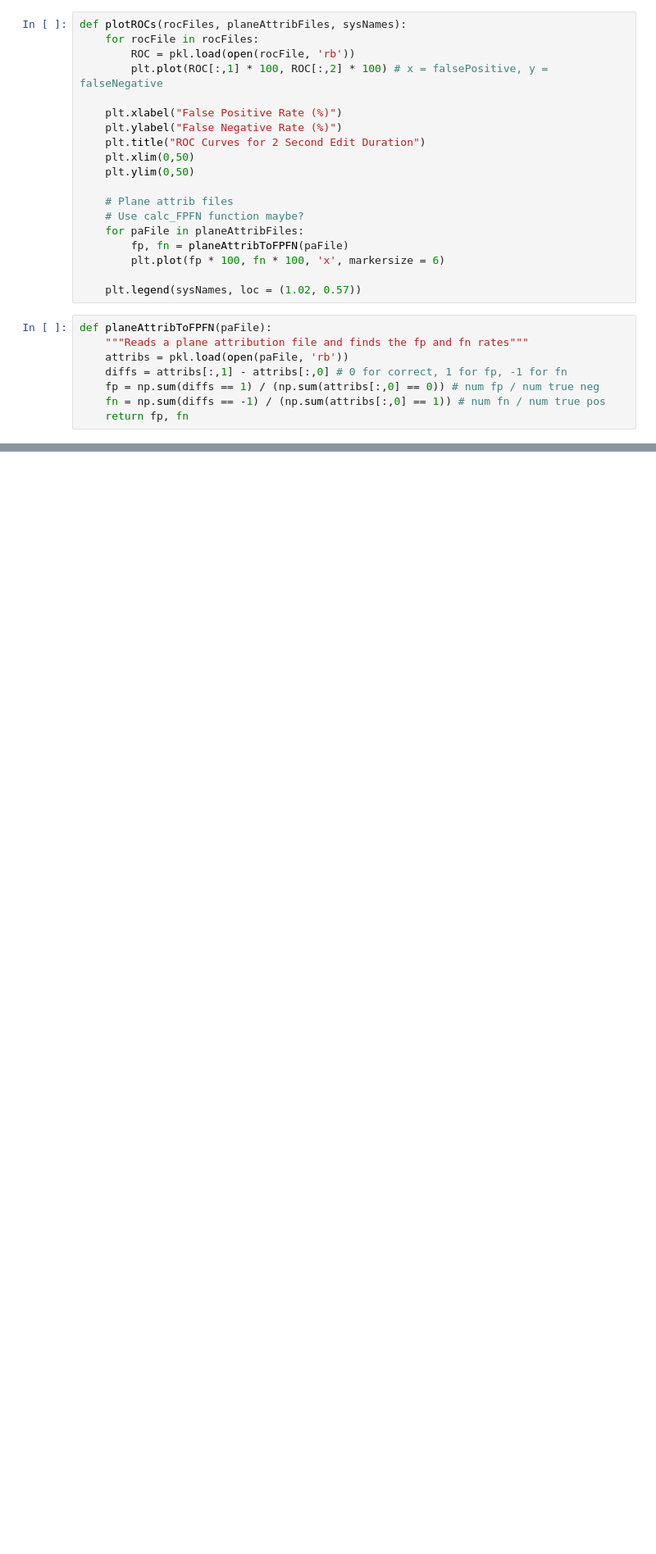
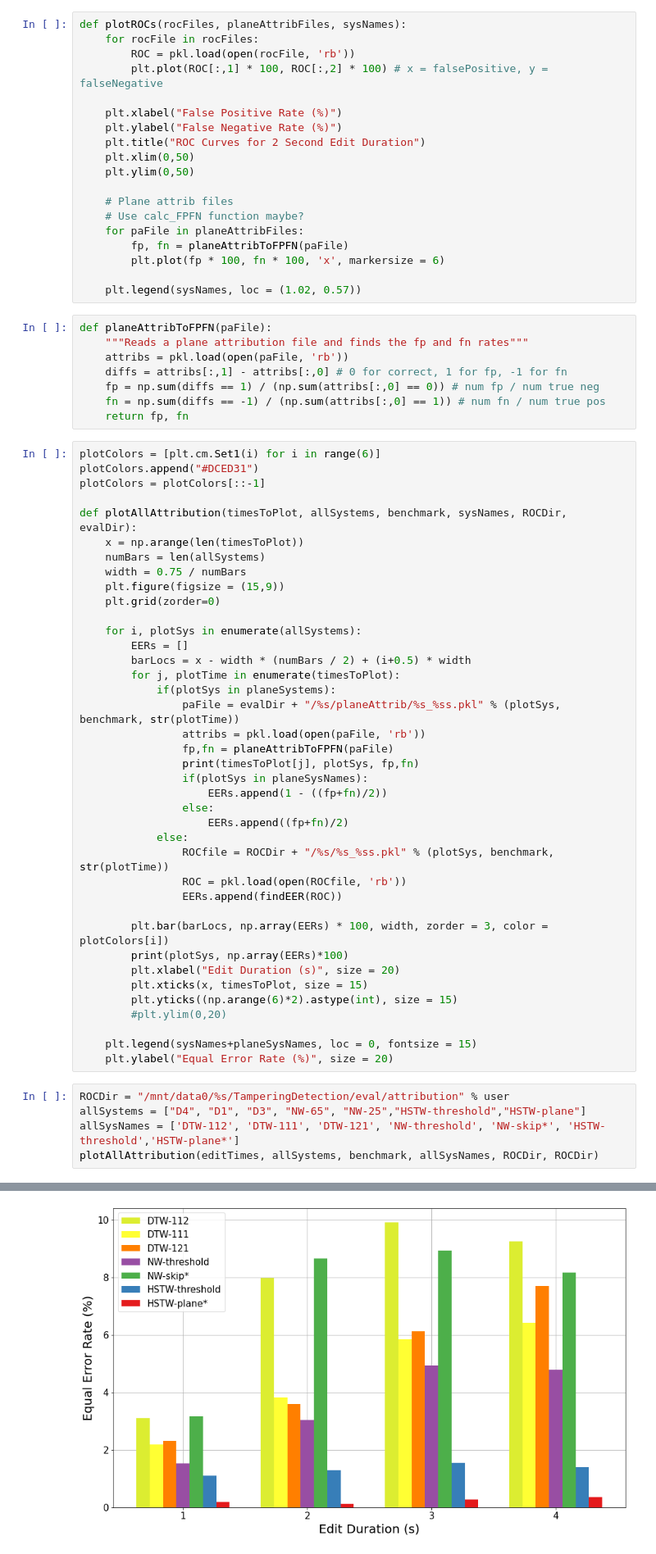
Before and after one commit to HMC-MIR/HSTW, a Jupyter notebook: 03_speech_eval.ipynb, the cells around one changed output, grey strips where cells are left out. Shown: that part at 82% size. Cells and saved outputs as stored; diff of their text form; blank space fills up the shorter version.

```diff
--- a/03_speech_eval.ipynb
+++ b/03_speech_eval.ipynb
@@ -490,3 +472,48 @@ def planeAttribToFPFN(paFile):
     fp = np.sum(diffs == 1) / (np.sum(attribs[:,0] == 0)) # num fp / num true neg
     fn = np.sum(diffs == -1) / (np.sum(attribs[:,0] == 1)) # num fn / num true pos
     return fp, fn
+# %%
+plotColors = [plt.cm.Set1(i) for i in range(6)]
+plotColors.append("#DCED31")
+plotColors = plotColors[::-1]
+
+def plotAllAttribution(timesToPlot, allSystems, benchmark, sysNames, ROCDir, evalDir):
+    x = np.arange(len(timesToPlot))
+    numBars = len(allSystems)
+    width = 0.75 / numBars
+    plt.figure(figsize = (15,9))
+    plt.grid(zorder=0)
+
+    for i, plotSys in enumerate(allSystems):
+        EERs = []
+        barLocs = x - width * (numBars / 2) + (i+0.5) * width
+        for j, plotTime in enumerate(timesToPlot):
+            if(plotSys in planeSystems):
+                paFile = evalDir + "/%s/planeAttrib/%s_%ss.pkl" % (plotSys, benchmark, str(plotTime))
+                attribs = pkl.load(open(paFile, 'rb'))
+                fp,fn = planeAttribToFPFN(paFile)
+                print(timesToPlot[j], plotSys, fp,fn)
+                if(plotSys in planeSysNames):
+                    EERs.append(1 - ((fp+fn)/2))
+                else:
+                    EERs.append((fp+fn)/2)
+            else:
+                ROCfile = ROCDir + "/%s/%s_%ss.pkl" % (plotSys, benchmark, str(plotTime))
+                ROC = pkl.load(open(ROCfile, 'rb'))
+                EERs.append(findEER(ROC))
+
+        plt.bar(barLocs, np.array(EERs) * 100, width, zorder = 3, color = plotColors[i])
+        print(plotSys, np.array(EERs)*100)
+        plt.xlabel("Edit Duration (s)", size = 20)
+        plt.xticks(x, timesToPlot, size = 15)
+        plt.yticks((np.arange(6)*2).astype(int), size = 15)
+        #plt.ylim(0,20)
+
+    plt.legend(sysNames+planeSysNames, loc = 0, fontsize = 15)
+    plt.ylabel("Equal Error Rate (%)", size = 20)
+# %%
+ROCDir = "/mnt/data0/%s/TamperingDetection/eval/attribution" % user
+allSystems = ["D4", "D1", "D3", "NW-65", "NW-25","HSTW-threshold","HSTW-plane"]
+allSysNames = ['DTW-112', 'DTW-111', 'DTW-121', 'NW-threshold', 'NW-skip*', 'HSTW-threshold','HSTW-plane*']
+plotAllAttribution(editTimes, allSystems, benchmark, allSysNames, ROCDir, ROCDir)
+# %% [output]
@@ -492,0 +531 @@ def planeAttribToFPFN(paFile):
+[figure, added]
```
Also changed, not shown: parts of 12 cells of this notebook, 16 other files.
